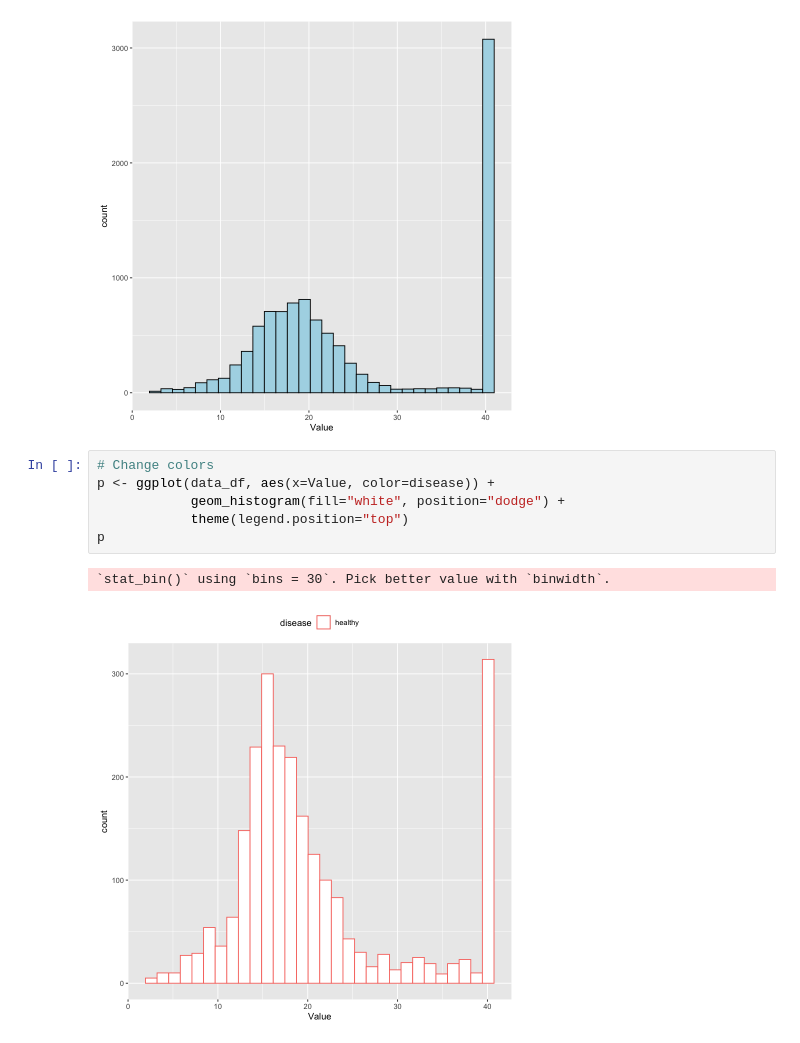
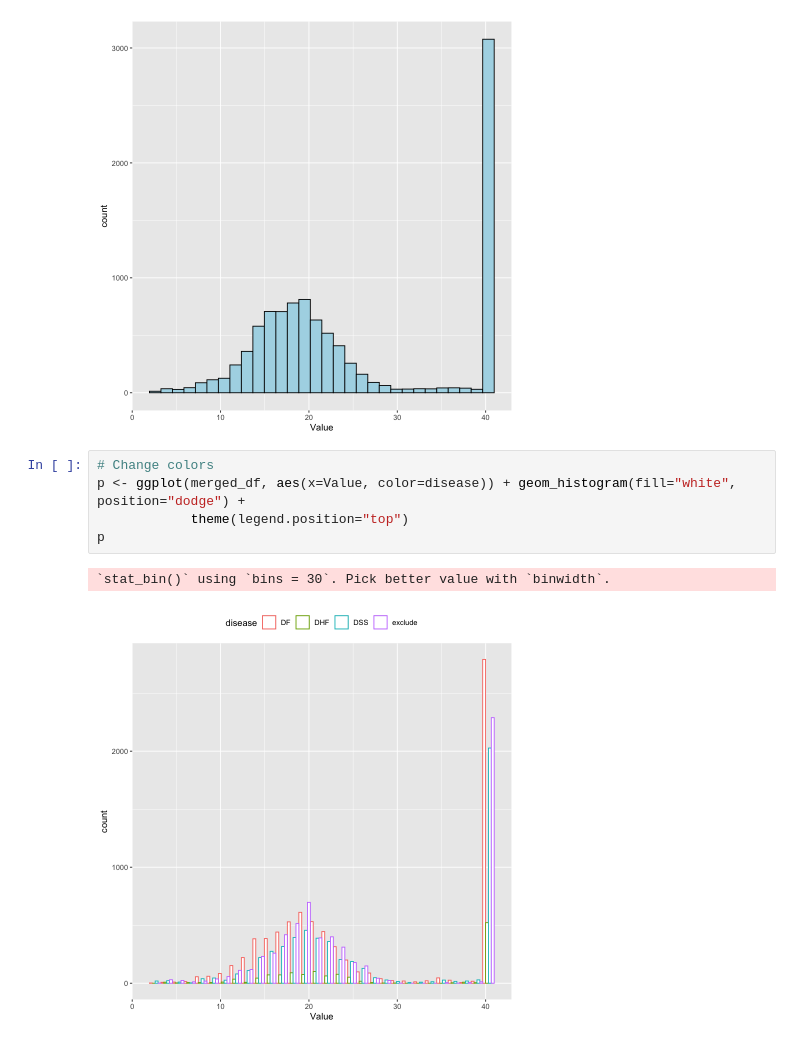
Before and after one commit to ChaosDonkey06/Stats-ML4Genomics, a Jupyter notebook: logistic_regression_R.ipynb, the cells around one changed output. Saved outputs shown, nothing was run; the diff lists cells and outputs as text.

```diff
--- a/logistic_regression_R.ipynb
+++ b/logistic_regression_R.ipynb
@@ -119,10 +102,9 @@ p
 [figure]
 # %%
 # Change colors
-p <- ggplot(data_df, aes(x=Value, color=disease)) +
-            geom_histogram(fill="white", position="dodge") +
+p <- ggplot(merged_df, aes(x=Value, color=disease)) + geom_histogram(fill="white", position="dodge") +
             theme(legend.position="top")
 p
 # %% [output]
 `stat_bin()` using `bins = 30`. Pick better value with `binwidth`.
-[figure, old version]
+[figure, new version]
```
Also changed, not shown: parts of 4 cells of this notebook, 4 other files.
